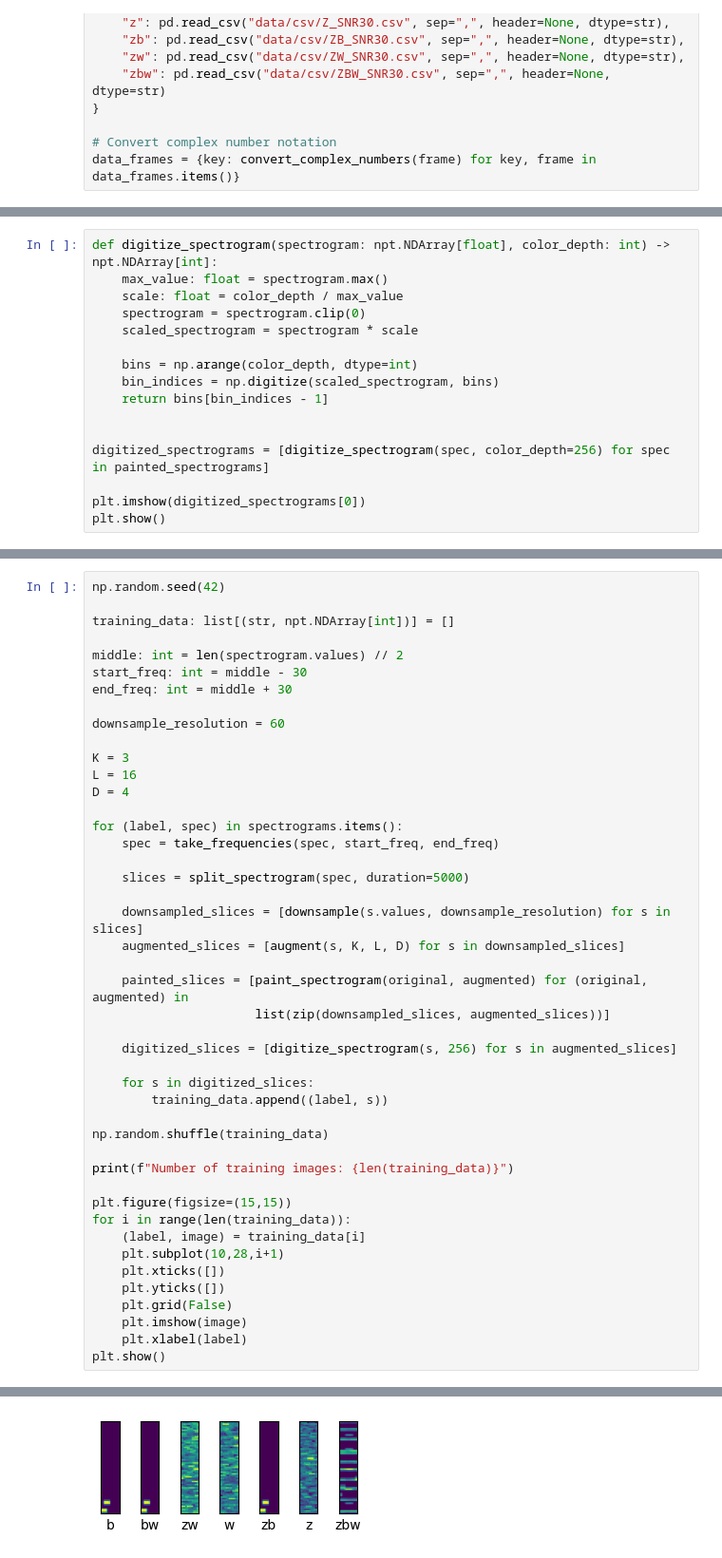
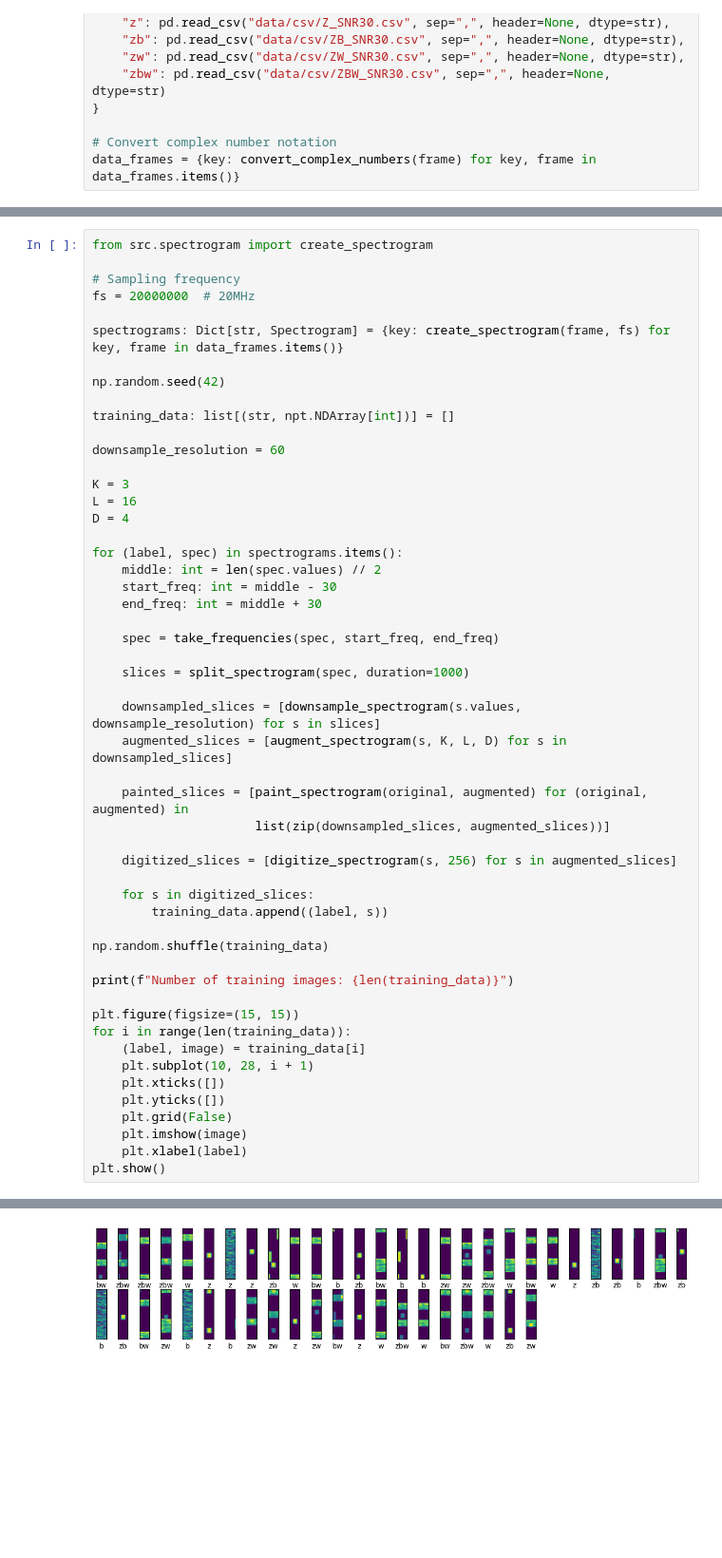
Before and after one commit to sds100/TinyMLSpectrumSensing, a Jupyter notebook: cnn.ipynb, the cells around one changed output, grey strips where cells are left out. Shown at 95% size. Saved outputs shown, nothing was run; the diff lists cells and outputs as text; blank space fills up the shorter version.

Commit message:
creating training images now works properly

```diff
--- a/cnn.ipynb
+++ b/cnn.ipynb
@@ -245,16 +46,0 @@ plt.show()
-# %%
-def digitize_spectrogram(spectrogram: npt.NDArray[float], color_depth: int) -> npt.NDArray[int]:
-    max_value: float = spectrogram.max()
-    scale: float = color_depth / max_value
-    spectrogram = spectrogram.clip(0)
-    scaled_spectrogram = spectrogram * scale
-
-    bins = np.arange(color_depth, dtype=int)
-    bin_indices = np.digitize(scaled_spectrogram, bins)
-    return bins[bin_indices - 1]
-
-
-digitized_spectrograms = [digitize_spectrogram(spec, color_depth=256) for spec in painted_spectrograms]
-
-plt.imshow(digitized_spectrograms[0])
-plt.show()
@@ -263,11 +47,14 @@ plt.show()
 # %%
+from src.spectrogram import create_spectrogram
+
+# Sampling frequency
+fs = 20000000  # 20MHz
+
+spectrograms: Dict[str, Spectrogram] = {key: create_spectrogram(frame, fs) for key, frame in data_frames.items()}
+
 np.random.seed(42)
 
 training_data: list[(str, npt.NDArray[int])] = []
-
-middle: int = len(spectrogram.values) // 2
-start_freq: int = middle - 30
-end_freq: int = middle + 30
 
 downsample_resolution = 60
 
@@ -276,12 +63,16 @@ L = 16
 D = 4
 
 for (label, spec) in spectrograms.items():
+    middle: int = len(spec.values) // 2
+    start_freq: int = middle - 30
+    end_freq: int = middle + 30
+
     spec = take_frequencies(spec, start_freq, end_freq)
 
-    slices = split_spectrogram(spec, duration=5000)
+    slices = split_spectrogram(spec, duration=1000)
 
-    downsampled_slices = [downsample(s.values, downsample_resolution) for s in slices]
-    augmented_slices = [augment(s, K, L, D) for s in downsampled_slices]
+    downsampled_slices = [downsample_spectrogram(s.values, downsample_resolution) for s in slices]
+    augmented_slices = [augment_spectrogram(s, K, L, D) for s in downsampled_slices]
 
     painted_slices = [paint_spectrogram(original, augmented) for (original, augmented) in
                       list(zip(downsampled_slices, augmented_slices))]
@@ -295,10 +86,10 @@ np.random.shuffle(training_data)
 
 print(f"Number of training images: {len(training_data)}")
 
-plt.figure(figsize=(15,15))
+plt.figure(figsize=(15, 15))
 for i in range(len(training_data)):
     (label, image) = training_data[i]
-    plt.subplot(10,28,i+1)
+    plt.subplot(10, 28, i + 1)
     plt.xticks([])
     plt.yticks([])
     plt.grid(False)
@@ -310 +101 @@ Number of training images: 7
-[figure, old version]
+[figure, new version]
```
Also changed, not shown: parts of 10 cells of this notebook, 1 other file.
